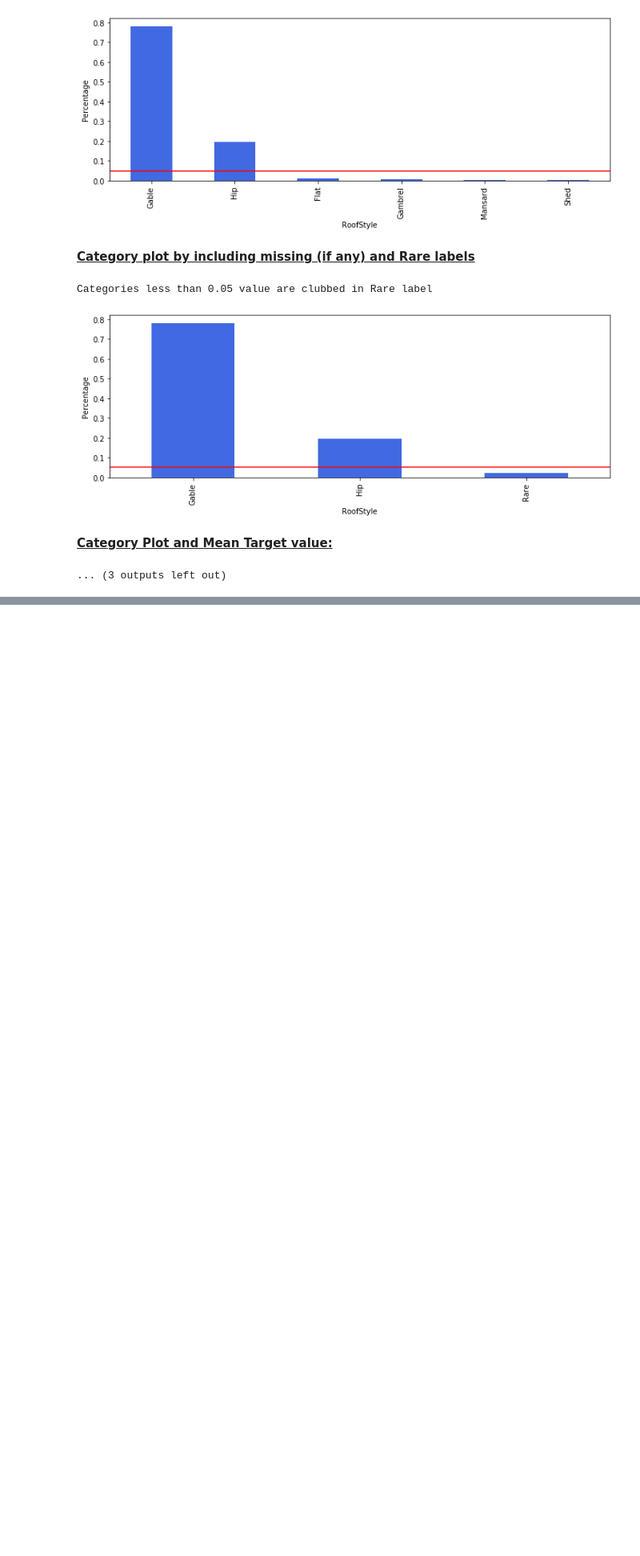
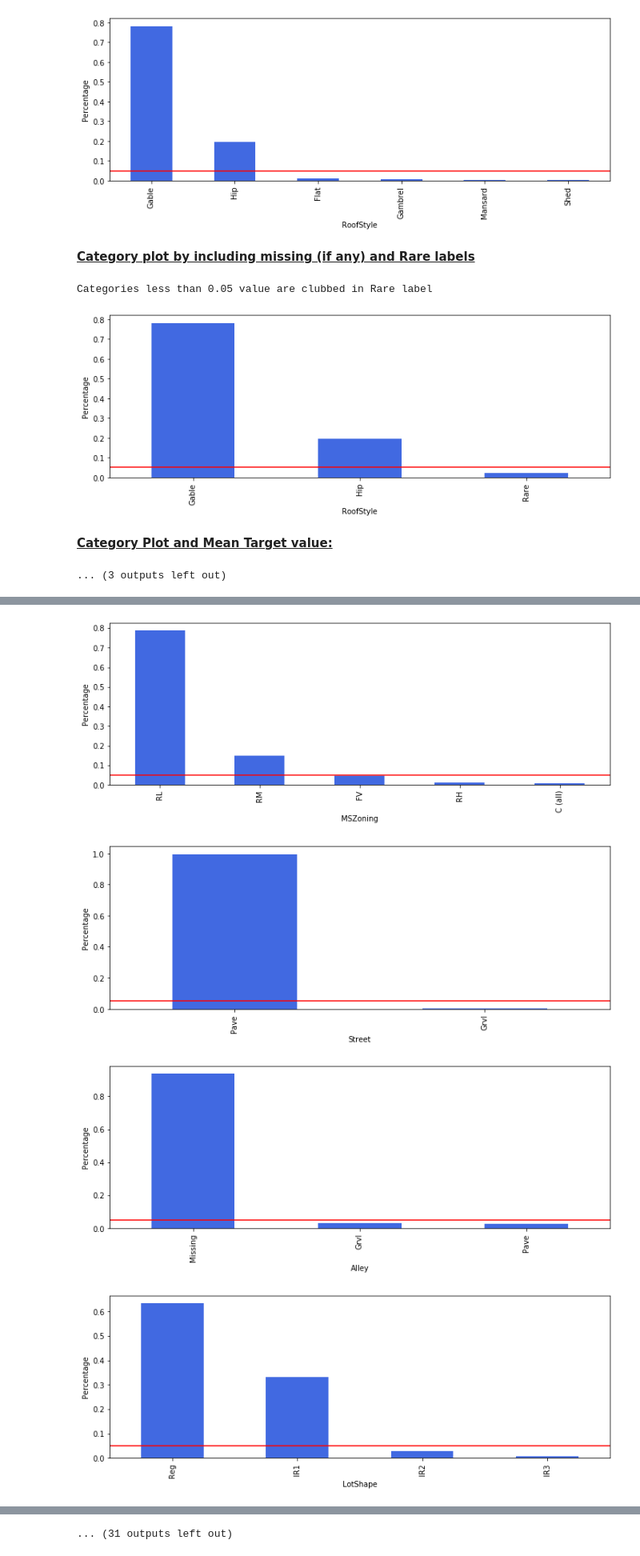
Before and after one commit to samarth-agrawal-86/fast_ml, a Jupyter notebook: tutorials/1 Tutorial for fast_ml - EDA.ipynb, the cells around one changed output, grey strips where cells are left out. Shown at 80% size. Cells and saved outputs as stored; diff of their text form; code cells hidden in the pictures; blank space fills up the shorter version.

```diff
--- a/tutorials/1 Tutorial for fast_ml - EDA.ipynb
+++ b/tutorials/1 Tutorial for fast_ml - EDA.ipynb
@@ -143,5 +158,7 @@ Kurtosis : 17.452867259818404
 ## Categorical Variables
 # %% [markdown]
 ### 1. MSZoning
+# %%
+df = df = pd.read_csv('../data/house_prices.csv')
 # %%
 # Use the following method for a categorical variable
@@ -203,0 +223,3 @@ Categories less than 0.05 value are clubbed in Rare label
+# %%
+cat_variables = df.select_dtypes(include = 'object').columns
+cat_variables
@@ -203,0 +237,7 @@ Categories less than 0.05 value are clubbed in Rare label
+# %%
+eda_category_plots(df, cat_variables, add_missing = True, add_rare = False, rare_tol=0.05)
+# %% [output]
+[figure, added]
+[figure, added]
+[figure, added]
+[figure, added]
@@ -203,0 +252 @@ Categories less than 0.05 value are clubbed in Rare label
+... (31 outputs left out)
```
Also changed, not shown: parts of 22 cells of this notebook.
